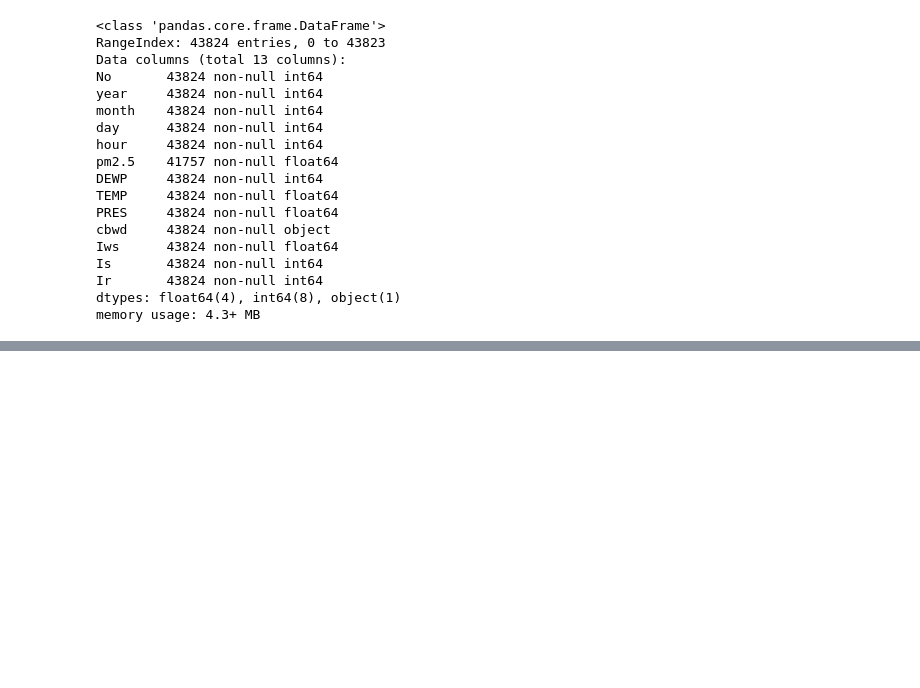
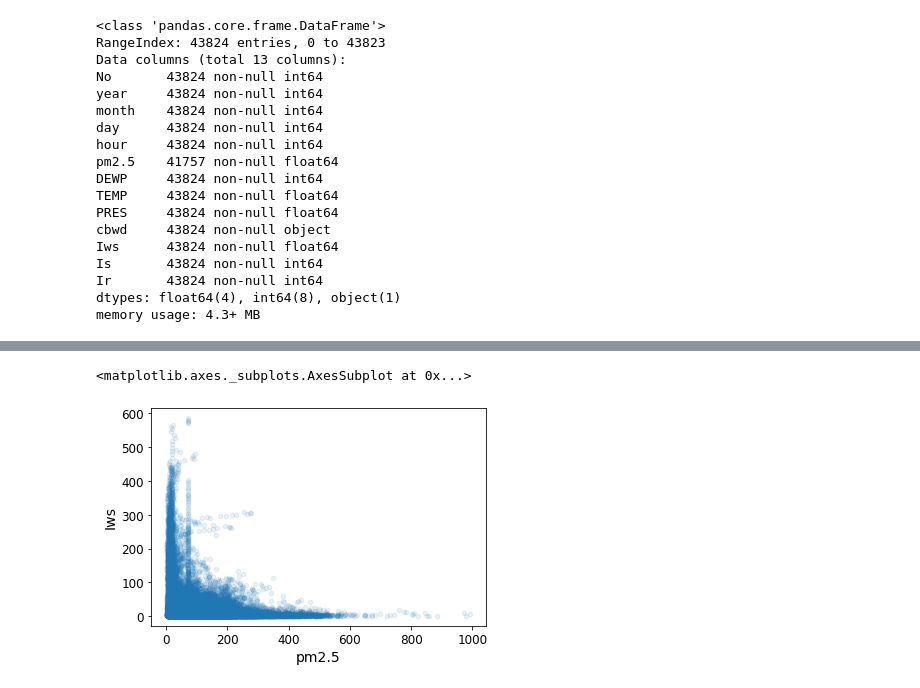
Before and after one commit to abbyWoot/AML, a Jupyter notebook: AML_Project4_JiahuiWu.ipynb, the cells around one changed output, grey strips where cells are left out. Cells and saved outputs as stored; diff of their text form; code cells hidden in the pictures; blank space fills up the shorter version.

```diff
--- a/AML_Project4_JiahuiWu.ipynb
+++ b/AML_Project4_JiahuiWu.ipynb
@@ -109,0 +214,6 @@ pm25.describe()
+# %%
+pm25.plot(kind="scatter", x="pm2.5", y="Iws",
+alpha=0.1)
+# %% [output]
+<matplotlib.axes._subplots.AxesSubplot at 0x...>
+[figure, added]
```
Also changed, not shown: parts of 68 cells of this notebook.
